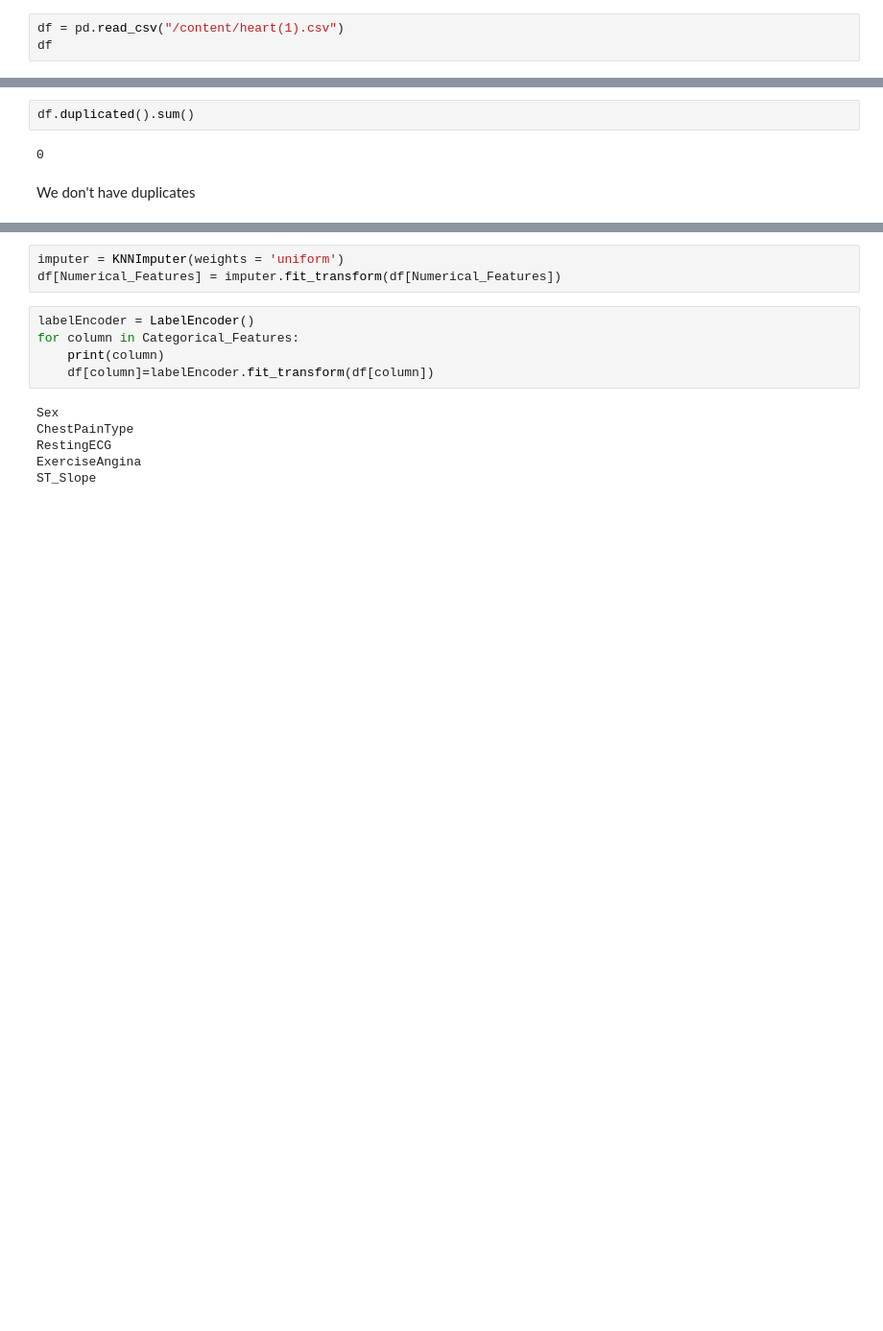
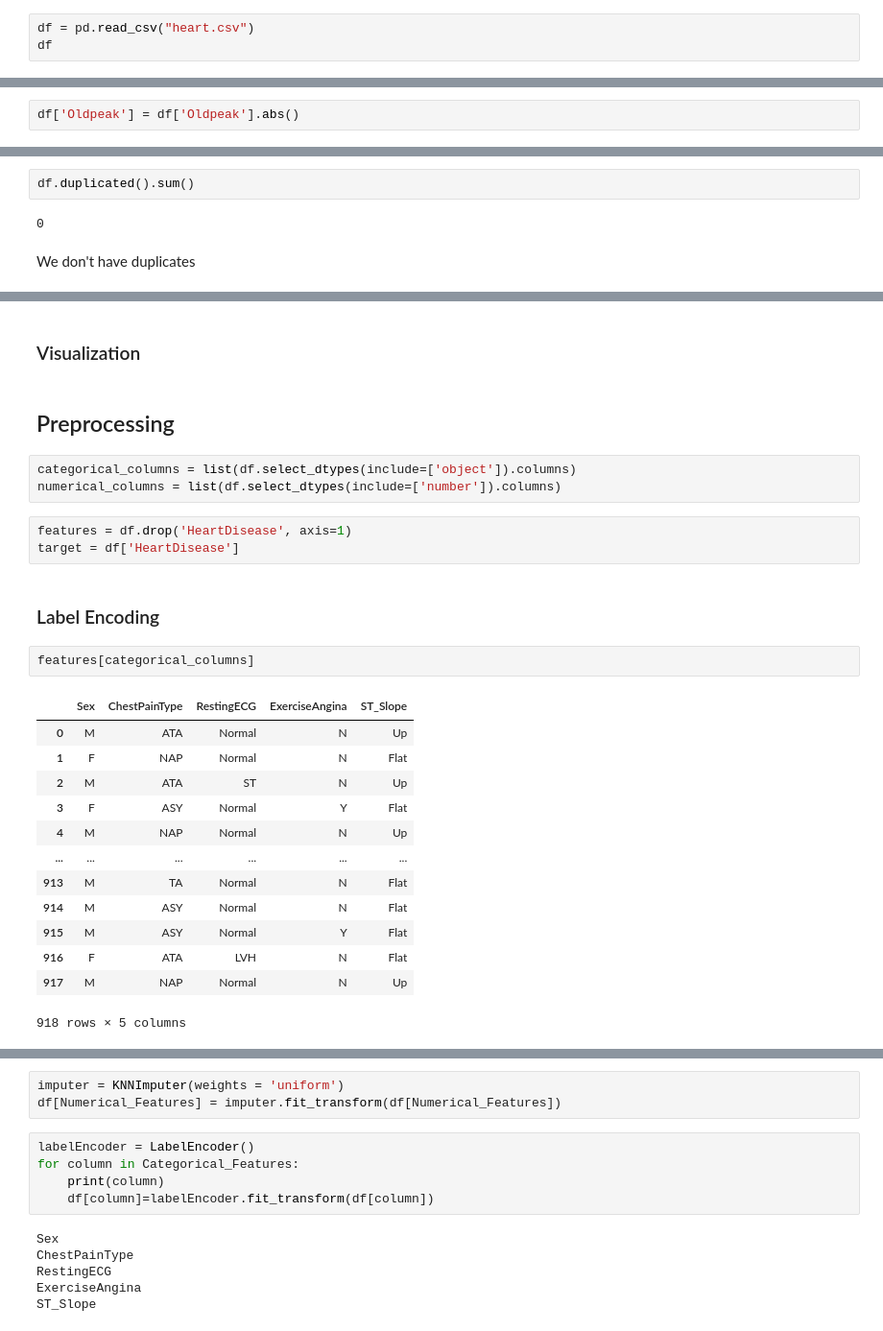
Before and after one commit to Siveen3/Heart-Disease-Predection, a Jupyter notebook: Heart (2).ipynb, the cells around one changed output, grey strips where cells are left out. Shown at 96% size. Saved outputs shown, nothing was run; the diff lists cells and outputs as text; blank space fills up the shorter version.

```diff
--- a/Heart (2).ipynb
+++ b/Heart (2).ipynb
@@ -19,7 +18,7 @@ from sklearn.model_selection import GridSearchCV
 # %% [markdown]
 ## Define Dataset
 # %%
-df = pd.read_csv("/content/heart(1).csv")
+df = pd.read_csv("heart.csv")
 df
 # %% [output]
 |  | Age | Sex | ChestPainType | RestingBP | Cholesterol | FastingBS | RestingECG | MaxHR | ... |
@@ -103 +154,3 @@ Oldpeak has negative values.
+# %%
+df['Oldpeak'] = df['Oldpeak'].abs()
 # %% [markdown]
@@ -168,0 +225,28 @@ def handle_infrequent_categories(df, column, threshold):
+# %% [markdown]
+### Visualization
+# %% [markdown]
+## Preprocessing
+# %%
+categorical_columns = list(df.select_dtypes(include=['object']).columns)
+numerical_columns = list(df.select_dtypes(include=['number']).columns)
+# %%
+features = df.drop('HeartDisease', axis=1)
+target = df['HeartDisease']
+# %% [markdown]
+### Label Encoding
+# %%
+features[categorical_columns]
+# %% [output]
+|  | Sex | ChestPainType | RestingECG | ExerciseAngina | ST_Slope |
+| 0 | M | ATA | Normal | N | Up |
+| 1 | F | NAP | Normal | N | Flat |
+| 2 | M | ATA | ST | N | Up |
+| 3 | F | ASY | Normal | Y | Flat |
+| 4 | M | NAP | Normal | N | Up |
+| ... | ... | ... | ... | ... | ... |
+| 913 | M | TA | Normal | N | Flat |
+| 914 | M | ASY | Normal | N | Flat |
+| 915 | M | ASY | Normal | Y | Flat |
+| 916 | F | ATA | LVH | N | Flat |
+| 917 | M | NAP | Normal | N | Up |
+918 rows × 5 columns
```
Also changed, not shown: parts of 41 cells of this notebook, 1 other file.
